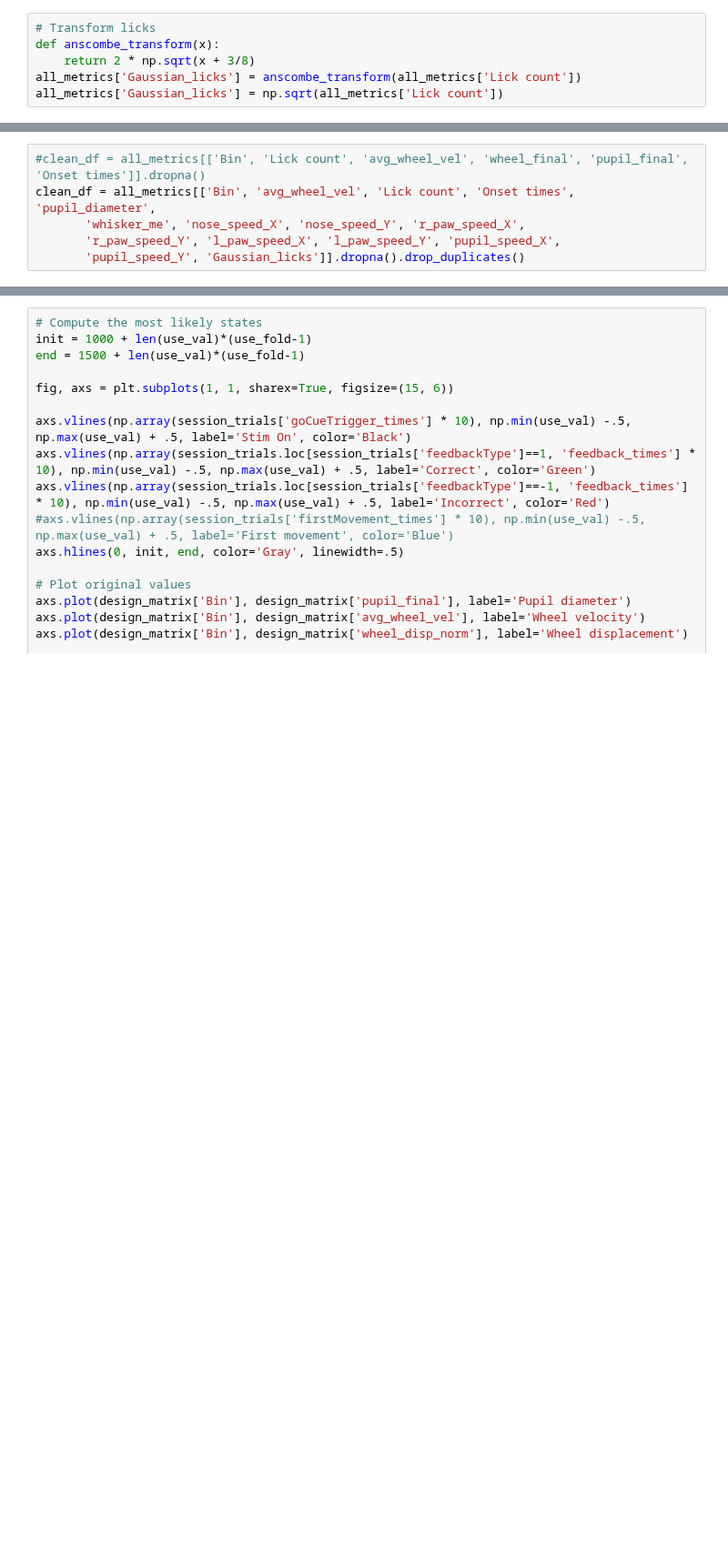
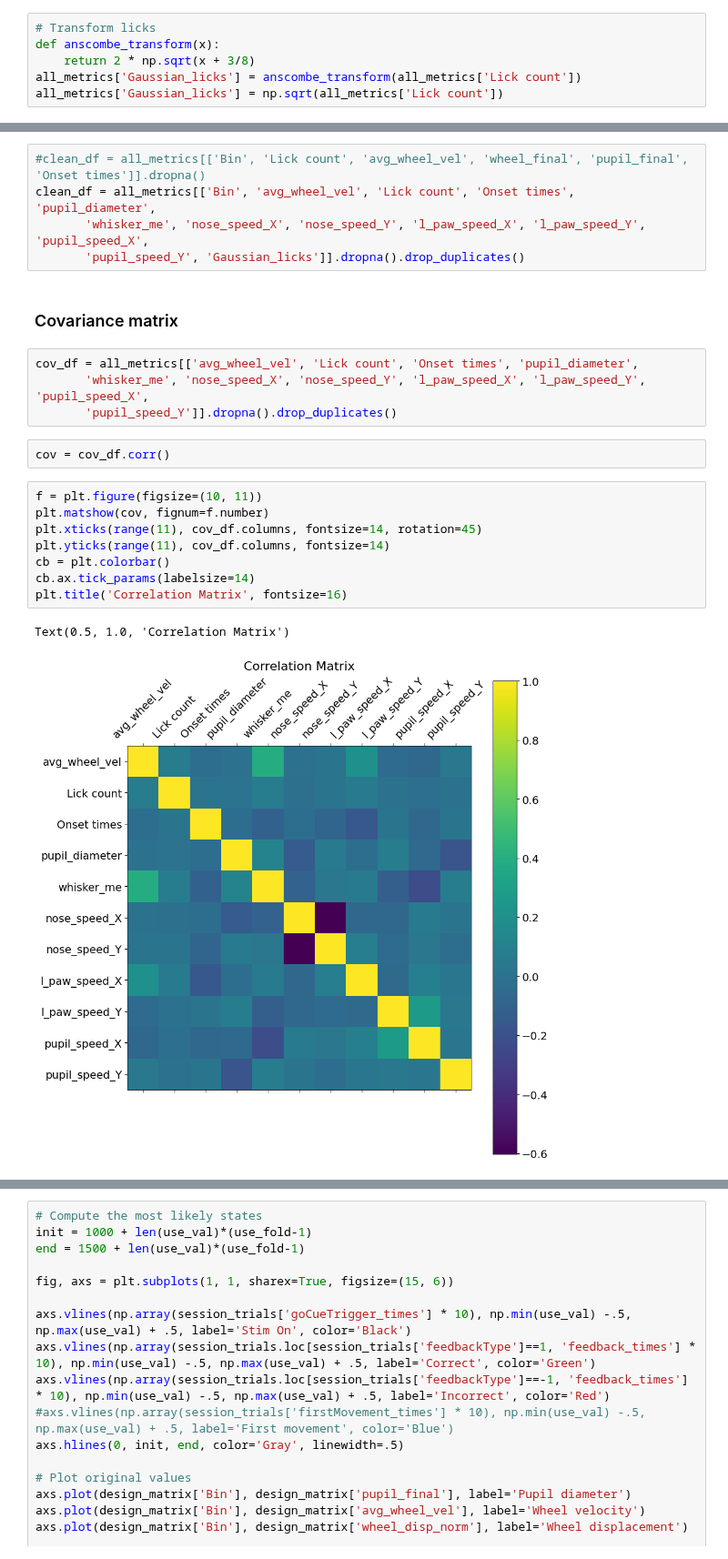
Before and after one commit to ineslaranjeira/representation_learning_variability, a Jupyter notebook: Models/Sub-trial/1_preprocess_data/proficient/design_matrix.ipynb, the cells around one changed output, grey strips where cells are left out. Shown at 91% size. Drawn from its saved outputs; the diff is of its cells as text; blank space fills up the shorter version.

```diff
--- a/Models/Sub-trial/1_preprocess_data/proficient/design_matrix.ipynb
+++ b/Models/Sub-trial/1_preprocess_data/proficient/design_matrix.ipynb
@@ -169,9 +164,27 @@ pickle.dump(all_metrics, open("design_matrix_" + str(example_session) + '_' + st
 # %%
 #clean_df = all_metrics[['Bin', 'Lick count', 'avg_wheel_vel', 'wheel_final', 'pupil_final', 'Onset times']].dropna()
 clean_df = all_metrics[['Bin', 'avg_wheel_vel', 'Lick count', 'Onset times', 'pupil_diameter',
-       'whisker_me', 'nose_speed_X', 'nose_speed_Y', 'r_paw_speed_X',
-       'r_paw_speed_Y', 'l_paw_speed_X', 'l_paw_speed_Y', 'pupil_speed_X',
+       'whisker_me', 'nose_speed_X', 'nose_speed_Y', 'l_paw_speed_X', 'l_paw_speed_Y', 'pupil_speed_X',
        'pupil_speed_Y', 'Gaussian_licks']].dropna().drop_duplicates()
+# %% [markdown]
+### Covariance matrix
+# %%
+cov_df = all_metrics[['avg_wheel_vel', 'Lick count', 'Onset times', 'pupil_diameter',
+       'whisker_me', 'nose_speed_X', 'nose_speed_Y', 'l_paw_speed_X', 'l_paw_speed_Y', 'pupil_speed_X',
+       'pupil_speed_Y']].dropna().drop_duplicates()
+# %%
+cov = cov_df.corr()
+# %%
+f = plt.figure(figsize=(10, 11))
+plt.matshow(cov, fignum=f.number)
+plt.xticks(range(11), cov_df.columns, fontsize=14, rotation=45)
+plt.yticks(range(11), cov_df.columns, fontsize=14)
+cb = plt.colorbar()
+cb.ax.tick_params(labelsize=14)
+plt.title('Correlation Matrix', fontsize=16)
+# %% [output]
+Text(0.5, 1.0, 'Correlation Matrix')
+[figure, added]
 # %%
 keys = ['avg_wheel_vel', 'Lick count', 'pupil_diameter',
        'whisker_me', 'nose_speed_X', 'nose_speed_Y', 'r_paw_speed_X',
```
Also changed, not shown: parts of 9 cells of this notebook, 3 other files.
